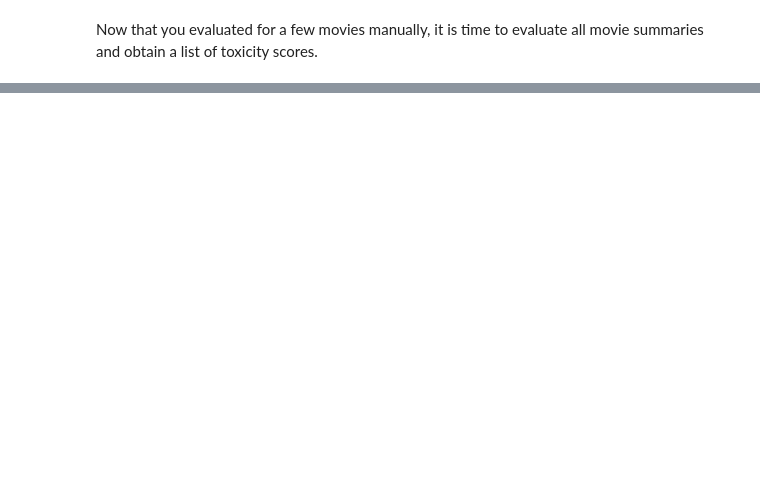
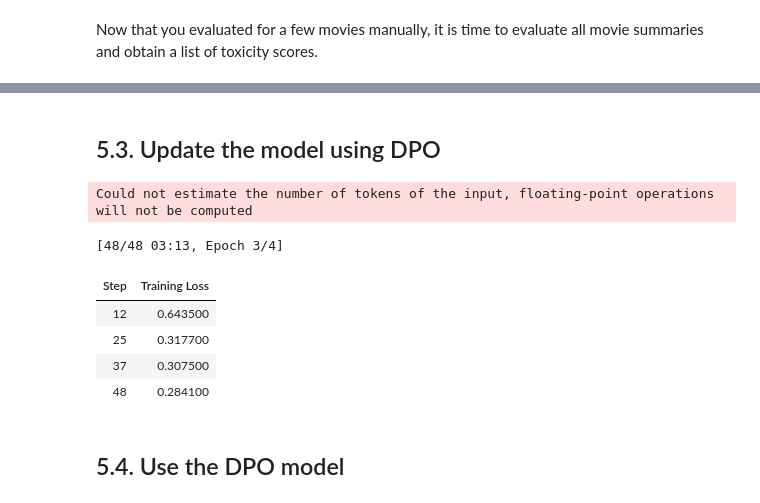
Before and after one commit to aws-samples/measuring-and-mitigating-toxicity-in-llms, a Jupyter notebook: Measuring_Mitigating_Toxicity.ipynb, the cells around one changed output, grey strips where cells are left out. Drawn from its saved outputs; the diff is of its cells as text; code cells hidden in the pictures; blank space fills up the shorter version.

```diff
--- a/Measuring_Mitigating_Toxicity.ipynb
+++ b/Measuring_Mitigating_Toxicity.ipynb
@@ -823,0 +661,16 @@ print(response[0]["generated_text"])
+# %%
+from functools import partial
+from utils.data_utils import _return_prompt_and_responses
+
+BATCH_DATA = 5
+
+# reshape the dataset to format DPO expects
+dpo_ds = summaries_dataset.map(
+    partial(_return_prompt_and_responses, batch_multiplier=BATCH_DATA),
+    batched=True,
+    batch_size=BATCH_DATA,
+    remove_columns=summaries_dataset.column_names,
+)
+
+# create train/eval split for fine-tuning
+ds = summaries_dataset.train_test_split(train_size=150, test_size=50, seed=0)
@@ -823,0 +767,62 @@ print(response[0]["generated_text"])
+# %% [markdown]
+## 5.3. Update the model using DPO
+# %%
+from trl import DPOTrainer, create_reference_model
+from peft import PeftModelForCausalLM
+
+# load domain adapted SFT model
+base_model = T5ForConditionalGeneration.from_pretrained(
+    "sft-domain-pretrained",
+    low_cpu_mem_usage=True,
+    torch_dtype=torch.float32,
+    device_map={"": 0},
+)
+
+# instantiate a PEFT model from a pretrained model and loaded PEFT weights.
+model = PeftModelForCausalLM.from_pretrained(model=base_model, model_id="adapters", is_trainable=True)
+
+# create reference model
+model_ref = create_reference_model(model)
+
+EPOCHS = 4
+LEARNING_RATE = 2e-4
+
+dpo_training_args = TrainingArguments(
+    output_dir="dpo-model",
+    remove_unused_columns=False,
+    overwrite_output_dir=True,
+    learning_rate=LEARNING_RATE,
+    num_train_epochs=EPOCHS,
+    optim="adafactor",
+    gradient_accumulation_steps=4,
+    per_device_train_batch_size=4,
+    logging_strategy="epoch",
+)
+
+dpo_trainer = DPOTrainer(
+    model,  # base model from SFT pipeline
+    model_ref,  # a copy of the SFT trained base model
+    beta=0.1,  # temperature hyperparameter of DPO
+    train_dataset=dpo_ds,  # dataset prepared above
+    tokenizer=tokenizer_t5,  # tokenizer
+    args=dpo_training_args,  # training arguments e.g. batch size, lr, etc.
+    max_length=150,
+    max_prompt_length=300,
+    max_target_length=128,
+)
+
+# train dpo model
+dpo_trainer.train()
+
+# specify where to save the DPO model
+dpo_trainer.model.save_pretrained("trained-dpo")
+# %% [output]
+Could not estimate the number of tokens of the input, floating-point operations will not be computed
+[48/48 03:13, Epoch 3/4]
+| Step | Training Loss |
+| 12 | 0.643500 |
+| 25 | 0.317700 |
+| 37 | 0.307500 |
+| 48 | 0.284100 |
+# %% [markdown]
+## 5.4. Use the DPO model
```
Also changed, not shown: parts of 125 cells of this notebook, 3 other files.
